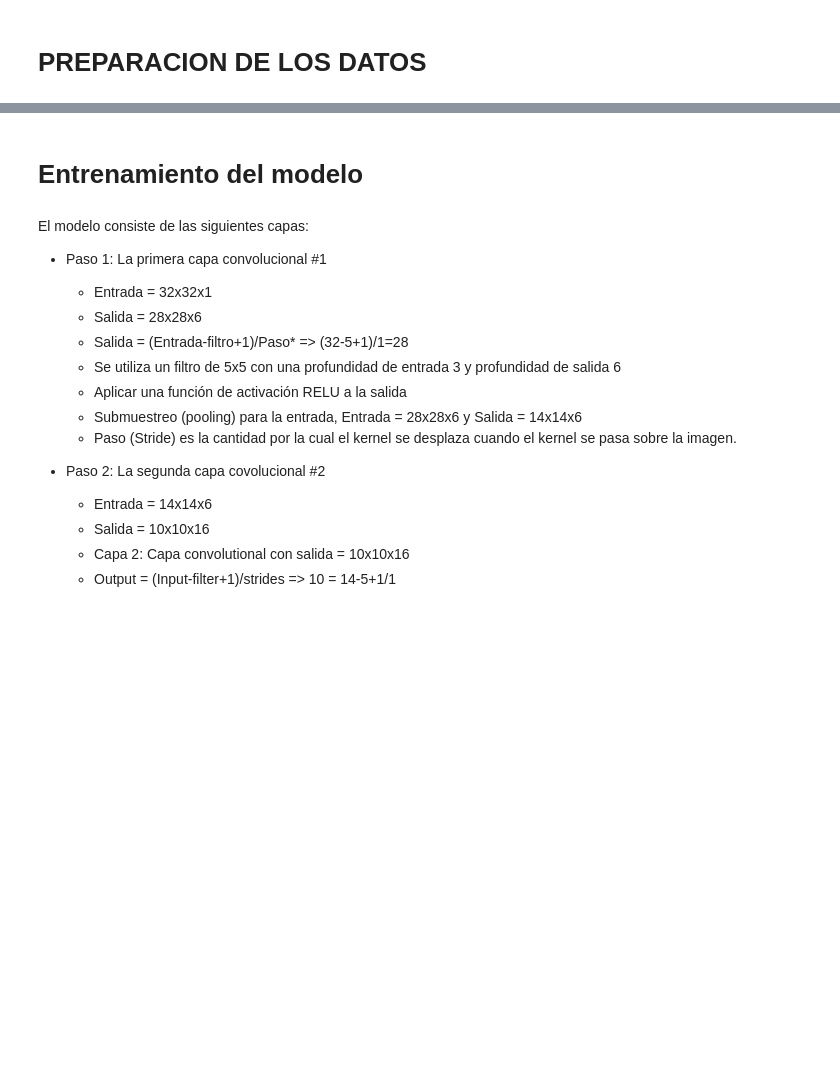
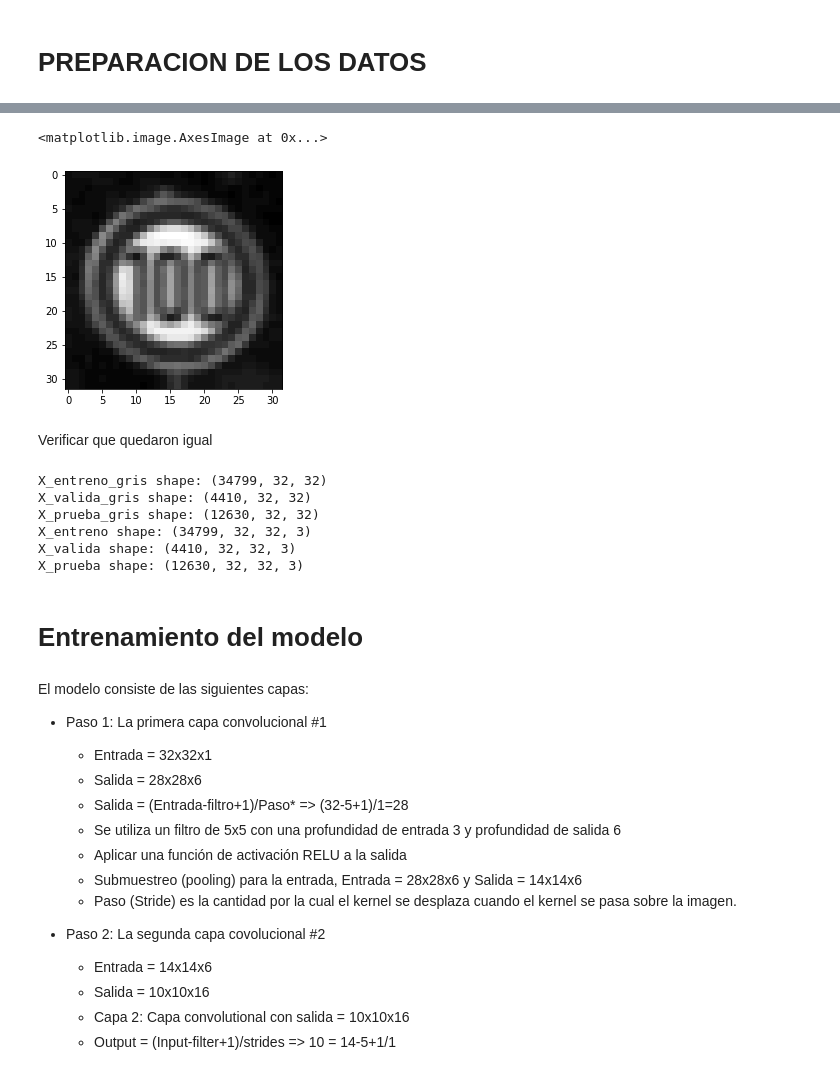
Before and after one commit to raulangelj/DS-Lab10, a Jupyter notebook: Lab 10 - Clasificacion Rotulos Transito con LeNet.ipynb, the cells around one changed output, grey strips where cells are left out. Cells and saved outputs as stored; diff of their text form; code cells hidden in the pictures; blank space fills up the shorter version.

```diff
--- a/Lab 10 - Clasificacion Rotulos Transito con LeNet.ipynb
+++ b/Lab 10 - Clasificacion Rotulos Transito con LeNet.ipynb
@@ -137,3 +158,38 @@ print(image.shape)
+# %%
+def convert_grayscale(matriz):
+    arreglo_imagen_3 = np.array(matriz)
+    arreglo_imagen_3 = np.sum(arreglo_imagen_3, axis = 2) // 3
+    arreglo_imagen_3 = arreglo_imagen_3.astype(np.uint8)
+    return arreglo_imagen_3
+# %%
+# Convertir a escala de grises cada imagen en X_entreno, X_valida y X_prueba in new numpy.ndarray
+X_entreno_gris = np.array([convert_grayscale(image) for image in X_entreno])
+X_valida_gris = np.array([convert_grayscale(image) for image in X_valida])
+X_prueba_gris = np.array([convert_grayscale(image) for image in X_prueba])
+# %%
+gris= X_entreno_gris[12]
+plt.imshow(gris, cmap='gray')
+# %% [output]
+<matplotlib.image.AxesImage at 0x...>
+[figure, added]
+# %% [markdown]
+Verificar que quedaron igual
+# %%
+#Get amount of values in each array
+print("X_entreno_gris shape: {}".format(X_entreno_gris.shape))
+print("X_valida_gris shape: {}".format(X_valida_gris.shape))
+print("X_prueba_gris shape: {}".format(X_prueba_gris.shape))
+#Train model x shape
+print("X_entreno shape: {}".format(X_entreno.shape))
+print("X_valida shape: {}".format(X_valida.shape))
+print("X_prueba shape: {}".format(X_prueba.shape))
+# %% [output]
+X_entreno_gris shape: (34799, 32, 32)
+X_valida_gris shape: (4410, 32, 32)
+X_prueba_gris shape: (12630, 32, 32)
+X_entreno shape: (34799, 32, 32, 3)
+X_valida shape: (4410, 32, 32, 3)
+X_prueba shape: (12630, 32, 32, 3)
 # %%
 # Normalizar los datos
 # %% [markdown]
```
Also changed, not shown: parts of 8 cells of this notebook.
